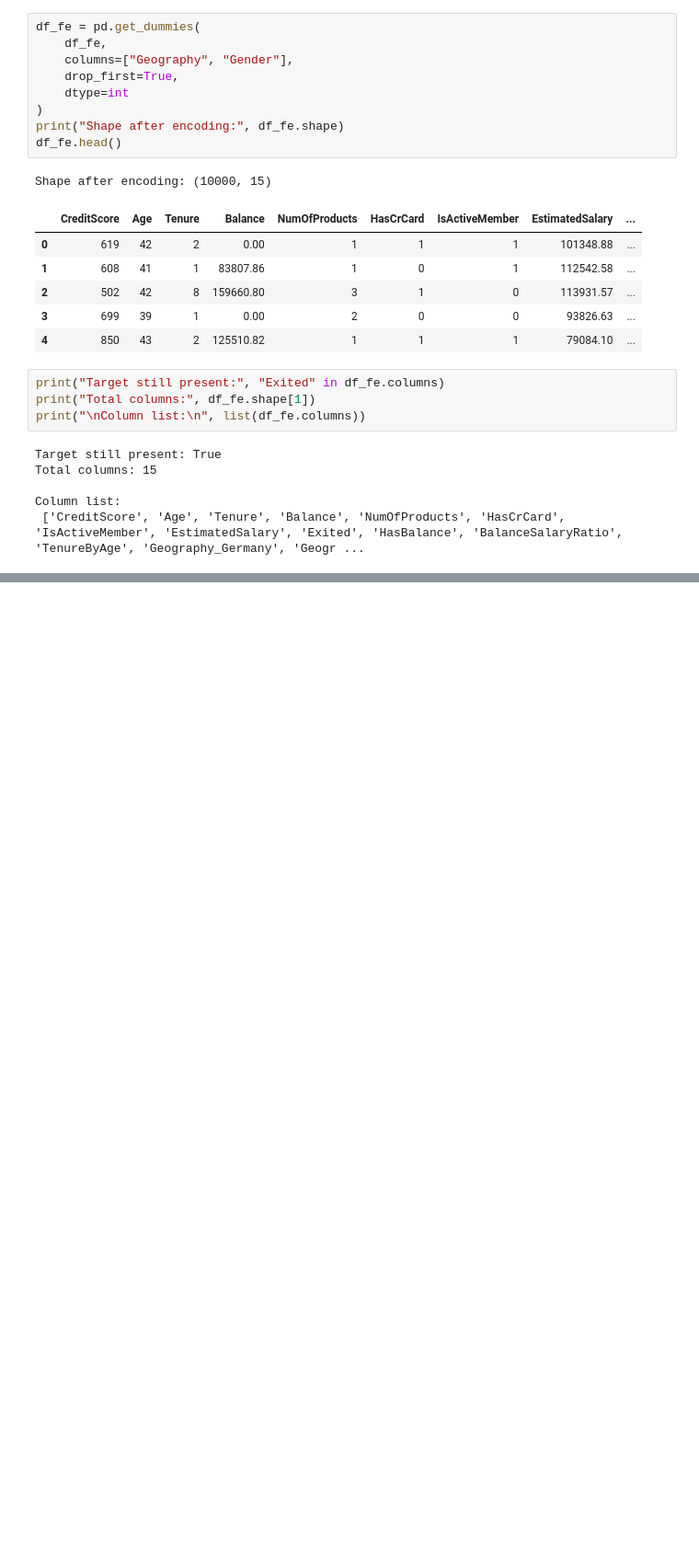
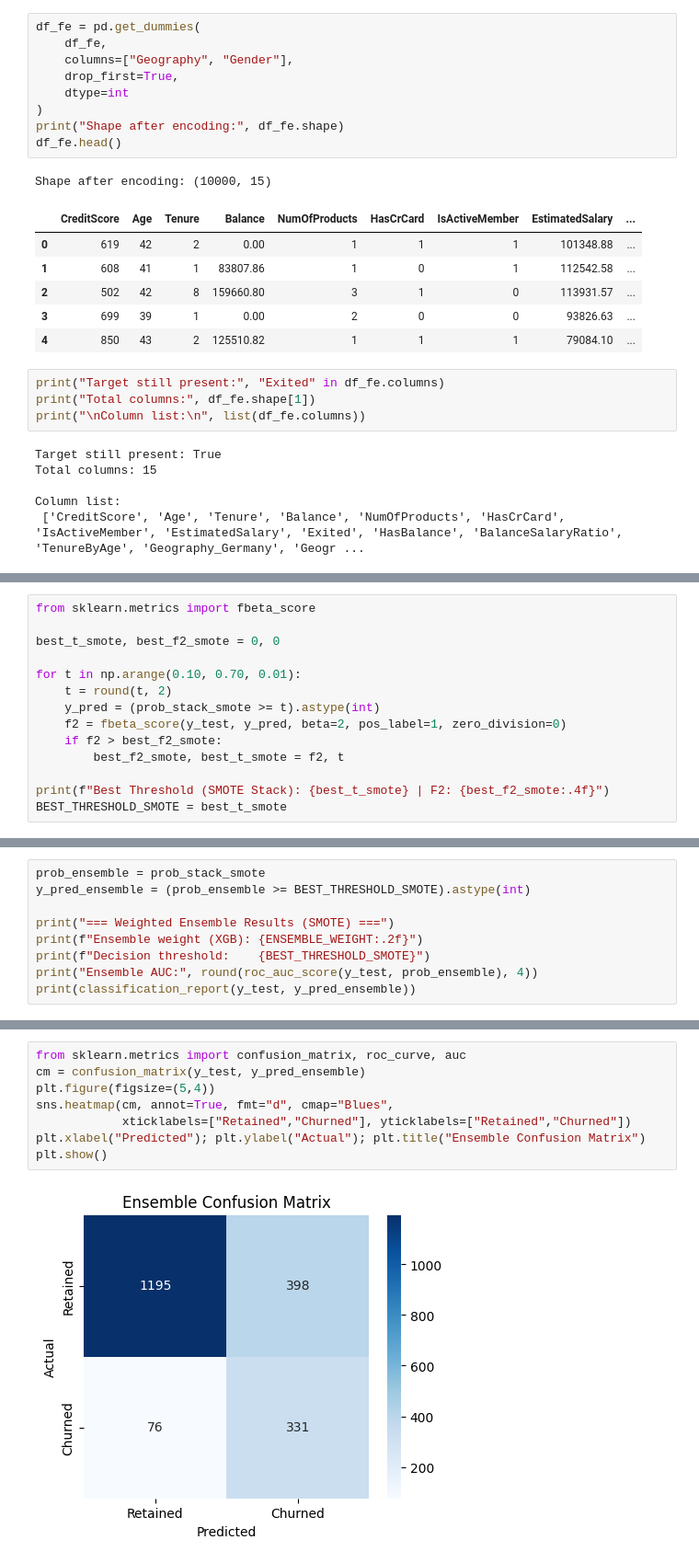
Before and after one commit to rc2308/churn-ensemble-engine, a Jupyter notebook: notebooks/churn_ensemble_engine.ipynb, the cells around one changed output, grey strips where cells are left out. Shown at 92% size. Cells and saved outputs as stored; diff of their text form; blank space fills up the shorter version.

```diff
--- a/notebooks/churn_ensemble_engine.ipynb
+++ b/notebooks/churn_ensemble_engine.ipynb
@@ -209,0 +629,14 @@ Column list:
+# %%
+from sklearn.metrics import fbeta_score
+
+best_t_smote, best_f2_smote = 0, 0
+
+for t in np.arange(0.10, 0.70, 0.01):
+    t = round(t, 2)
+    y_pred = (prob_stack_smote >= t).astype(int)
+    f2 = fbeta_score(y_test, y_pred, beta=2, pos_label=1, zero_division=0)
+    if f2 > best_f2_smote:
+        best_f2_smote, best_t_smote = f2, t
+
+print(f"Best Threshold (SMOTE Stack): {best_t_smote} | F2: {best_f2_smote:.4f}")
+BEST_THRESHOLD_SMOTE = best_t_smote
@@ -209,0 +645,9 @@ Column list:
+# %%
+prob_ensemble = prob_stack_smote
+y_pred_ensemble = (prob_ensemble >= BEST_THRESHOLD_SMOTE).astype(int)
+
+print("=== Weighted Ensemble Results (SMOTE) ===")
+print(f"Ensemble weight (XGB): {ENSEMBLE_WEIGHT:.2f}")
+print(f"Decision threshold:    {BEST_THRESHOLD_SMOTE}")
+print("Ensemble AUC:", round(roc_auc_score(y_test, prob_ensemble), 4))
+print(classification_report(y_test, y_pred_ensemble))
@@ -209,0 +667,10 @@ Column list:
+# %%
+from sklearn.metrics import confusion_matrix, roc_curve, auc
+cm = confusion_matrix(y_test, y_pred_ensemble)
+plt.figure(figsize=(5,4))
+sns.heatmap(cm, annot=True, fmt="d", cmap="Blues",
+            xticklabels=["Retained","Churned"], yticklabels=["Retained","Churned"])
+plt.xlabel("Predicted"); plt.ylabel("Actual"); plt.title("Ensemble Confusion Matrix")
+plt.show()
+# %% [output]
+[figure, added]
```
Also changed, not shown: parts of 33 cells of this notebook.
